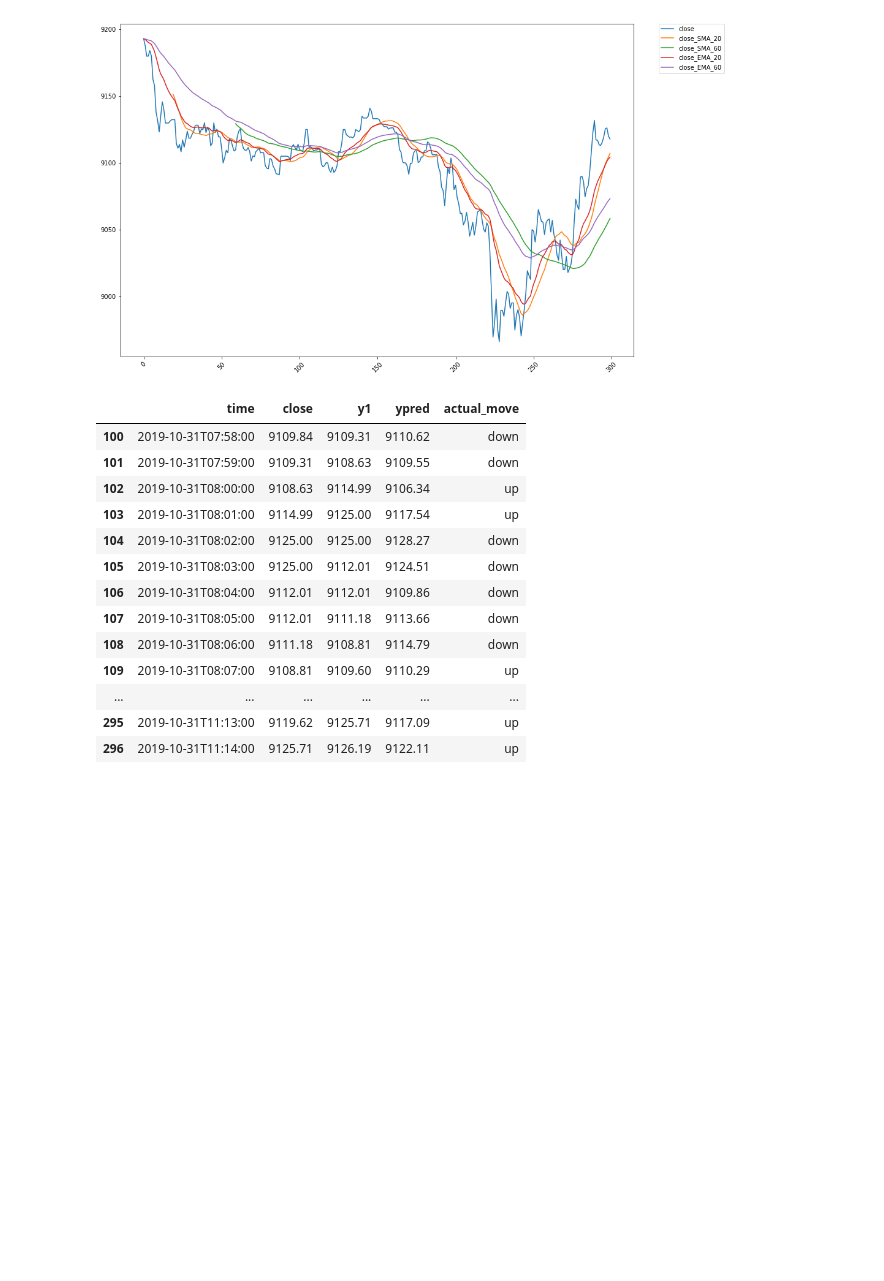
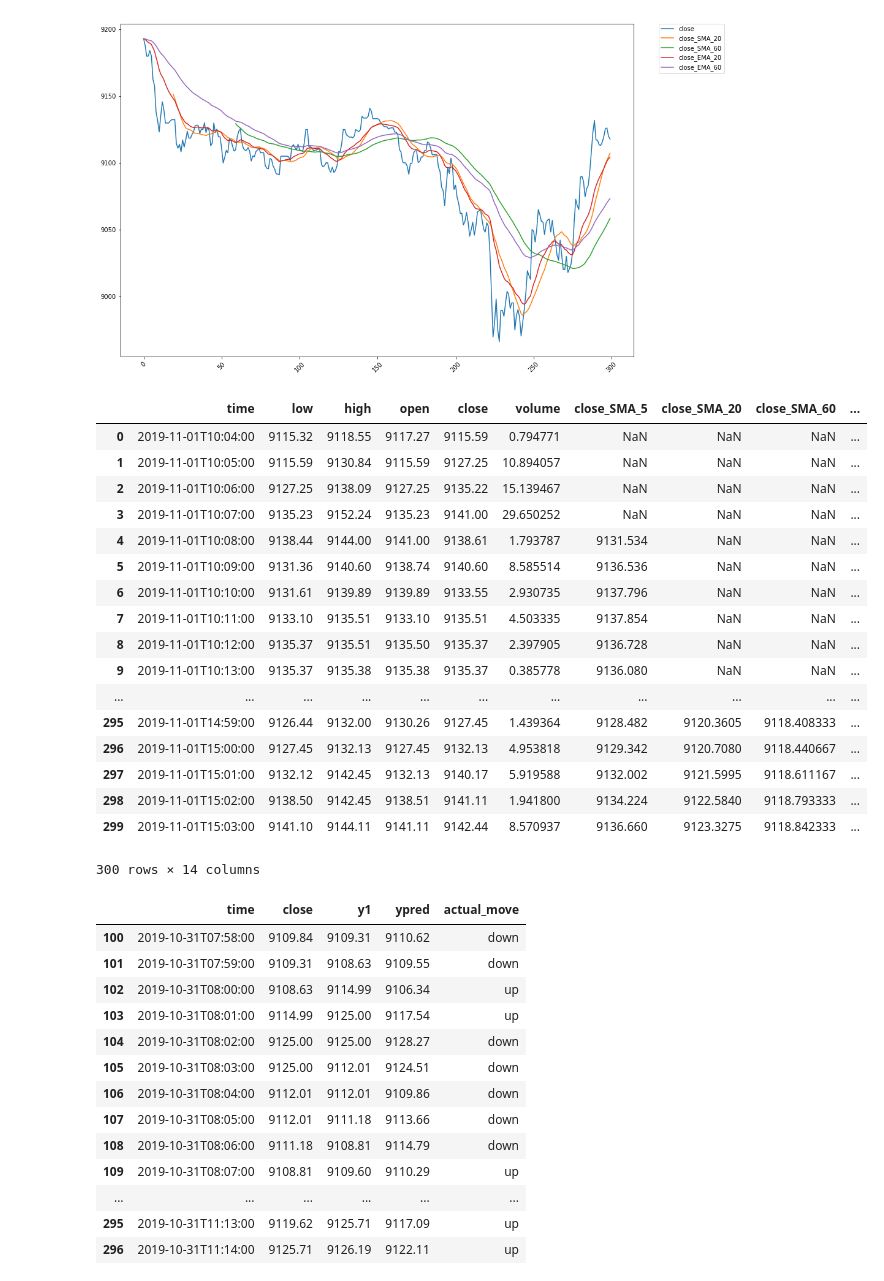
Before and after one commit to antogranell/gdax, a Jupyter notebook: price_model.ipynb, the cells around one changed output. Saved outputs shown, nothing was run; the diff lists cells and outputs as text; code cells hidden in the pictures; blank space fills up the shorter version.

```diff
--- a/price_model.ipynb
+++ b/price_model.ipynb
@@ -41,6 +76,27 @@ plt.legend(bbox_to_anchor=(1.05, 1), loc=2, borderaxespad=0.)
 plt.xticks(rotation=45);
 # %% [output]
 [figure]
+# %%
+dfh
+# %% [output]
+|  | time | low | high | open | close | volume | close_SMA_5 | close_SMA_20 | close_SMA_60 | ... |
+| 0 | 2019-11-01T10:04:00 | 9115.32 | 9118.55 | 9117.27 | 9115.59 | 0.794771 | NaN | NaN | NaN | ... |
+| 1 | 2019-11-01T10:05:00 | 9115.59 | 9130.84 | 9115.59 | 9127.25 | 10.894057 | NaN | NaN | NaN | ... |
+| 2 | 2019-11-01T10:06:00 | 9127.25 | 9138.09 | 9127.25 | 9135.22 | 15.139467 | NaN | NaN | NaN | ... |
+| 3 | 2019-11-01T10:07:00 | 9135.23 | 9152.24 | 9135.23 | 9141.00 | 29.650252 | NaN | NaN | NaN | ... |
+| 4 | 2019-11-01T10:08:00 | 9138.44 | 9144.00 | 9141.00 | 9138.61 | 1.793787 | 9131.534 | NaN | NaN | ... |
+| 5 | 2019-11-01T10:09:00 | 9131.36 | 9140.60 | 9138.74 | 9140.60 | 8.585514 | 9136.536 | NaN | NaN | ... |
+| 6 | 2019-11-01T10:10:00 | 9131.61 | 9139.89 | 9139.89 | 9133.55 | 2.930735 | 9137.796 | NaN | NaN | ... |
+| 7 | 2019-11-01T10:11:00 | 9133.10 | 9135.51 | 9133.10 | 9135.51 | 4.503335 | 9137.854 | NaN | NaN | ... |
+| 8 | 2019-11-01T10:12:00 | 9135.37 | 9135.51 | 9135.50 | 9135.37 | 2.397905 | 9136.728 | NaN | NaN | ... |
+| 9 | 2019-11-01T10:13:00 | 9135.37 | 9135.38 | 9135.38 | 9135.37 | 0.385778 | 9136.080 | NaN | NaN | ... |
+| ... | ... | ... | ... | ... | ... | ... | ... | ... | ... | ... |
+| 295 | 2019-11-01T14:59:00 | 9126.44 | 9132.00 | 9130.26 | 9127.45 | 1.439364 | 9128.482 | 9120.3605 | 9118.408333 | ... |
+| 296 | 2019-11-01T15:00:00 | 9127.45 | 9132.13 | 9127.45 | 9132.13 | 4.953818 | 9129.342 | 9120.7080 | 9118.440667 | ... |
+| 297 | 2019-11-01T15:01:00 | 9132.12 | 9142.45 | 9132.13 | 9140.17 | 5.919588 | 9132.002 | 9121.5995 | 9118.611167 | ... |
+| 298 | 2019-11-01T15:02:00 | 9138.50 | 9142.45 | 9138.51 | 9141.11 | 1.941800 | 9134.224 | 9122.5840 | 9118.793333 | ... |
+| 299 | 2019-11-01T15:03:00 | 9141.10 | 9144.11 | 9141.11 | 9142.44 | 8.570937 | 9136.660 | 9123.3275 | 9118.842333 | ... |
+300 rows × 14 columns
 # %%
 ##Linear multivariate regression
 
```
Also changed, not shown: parts of 16 cells of this notebook.
